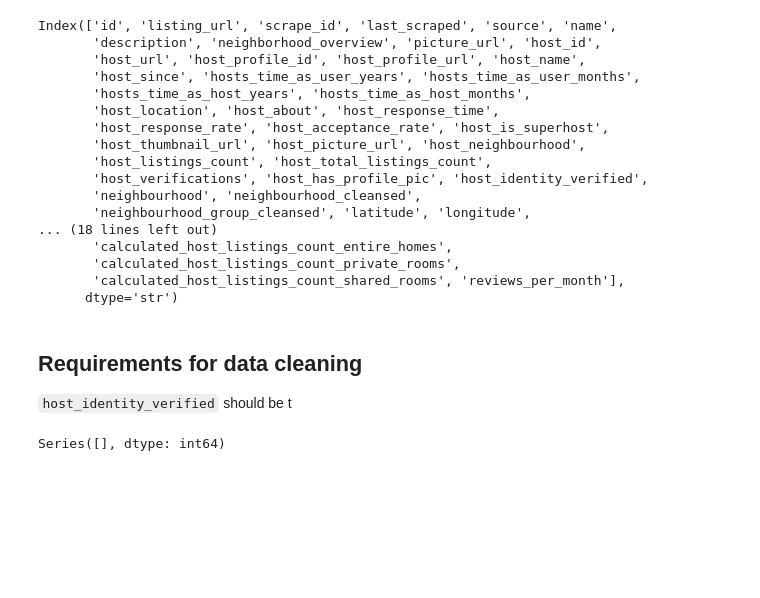
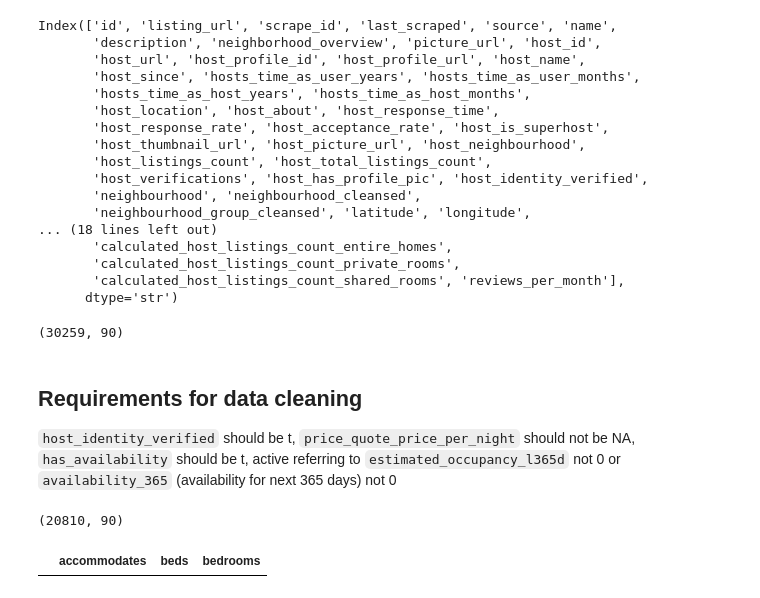
Before and after one commit to 2635530141/airbnb-analysis-project-, a Jupyter notebook: src/test.ipynb, the cells around one changed output. Cells and saved outputs as stored; diff of their text form; code cells hidden in the pictures; blank space fills up the shorter version.

```diff
--- a/src/test.ipynb
+++ b/src/test.ipynb
@@ -32,11 +32,27 @@ Index(['id', 'listing_url', 'scrape_id', 'last_scraped', 'source', 'name',
        'calculated_host_listings_count_private_rooms',
        'calculated_host_listings_count_shared_rooms', 'reviews_per_month'],
       dtype='str')
+# %%
+df.shape
+# %% [output]
+(30259, 90)
 # %% [markdown]
 ## Requirements for data cleaning
-`host_identity_verified` should be t
+`host_identity_verified` should be t,
+`price_quote_price_per_night` should not be NA,
+`has_availability` should be t,
+active referring to `estimated_occupancy_l365d` not 0 or `availability_365` (availability for next 365 days) not 0
-# %%
-
-df.groupby('').size()
-# %% [output]
-Series([], dtype: int64)
+# %%
+verified = df['host_identity_verified'] == 't'
+has_price = df['price_quote_price_per_night'].notna()
+available = df['has_availability'] == 't'
+active = ((df['estimated_occupancy_l365d'] != 0) | (df['availability_365'] != 0))
+
+df_clean = df[verified & has_price & available & active]
+df_clean.shape
+# %% [output]
+(20810, 90)
+# %%
+df_clean.loc[df_clean['maximum_nights'] < df_clean['minimum_nights'], ['accommodates', 'beds', 'bedrooms']]
+# %% [output]
+|  | accommodates | beds | bedrooms |
```
Also changed, not shown: parts of 6 cells of this notebook.
